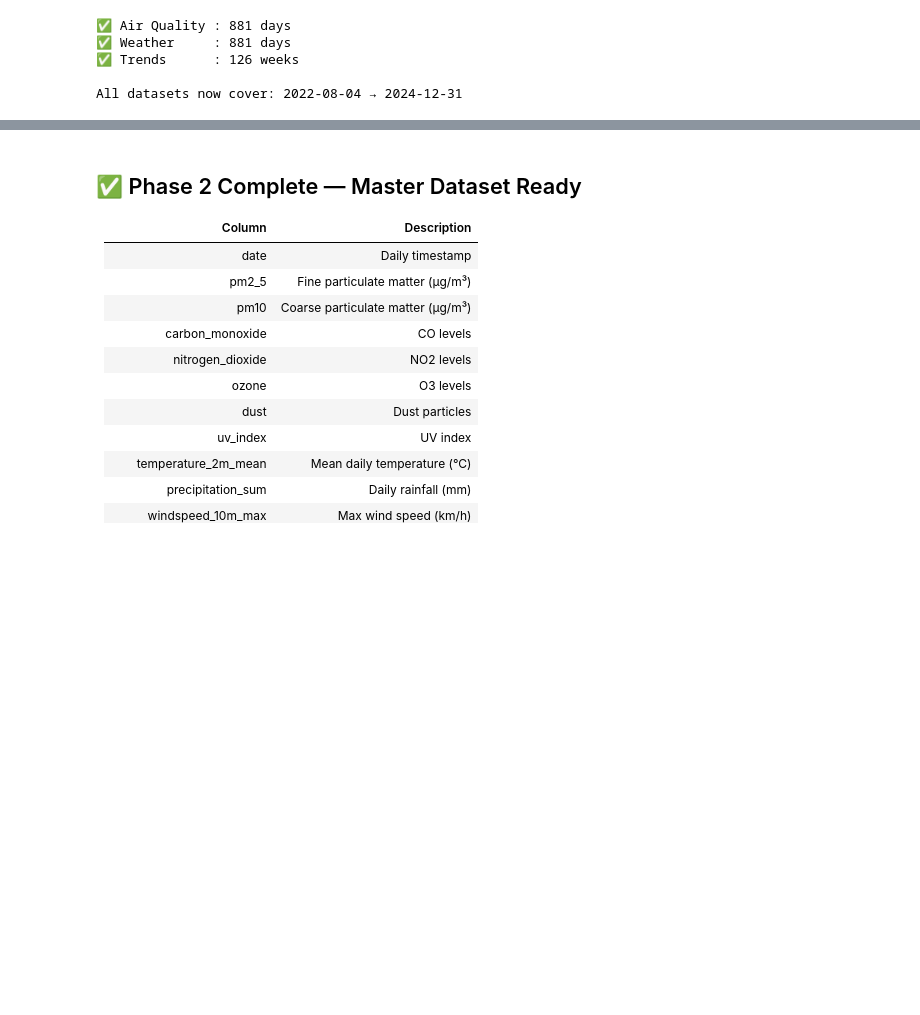
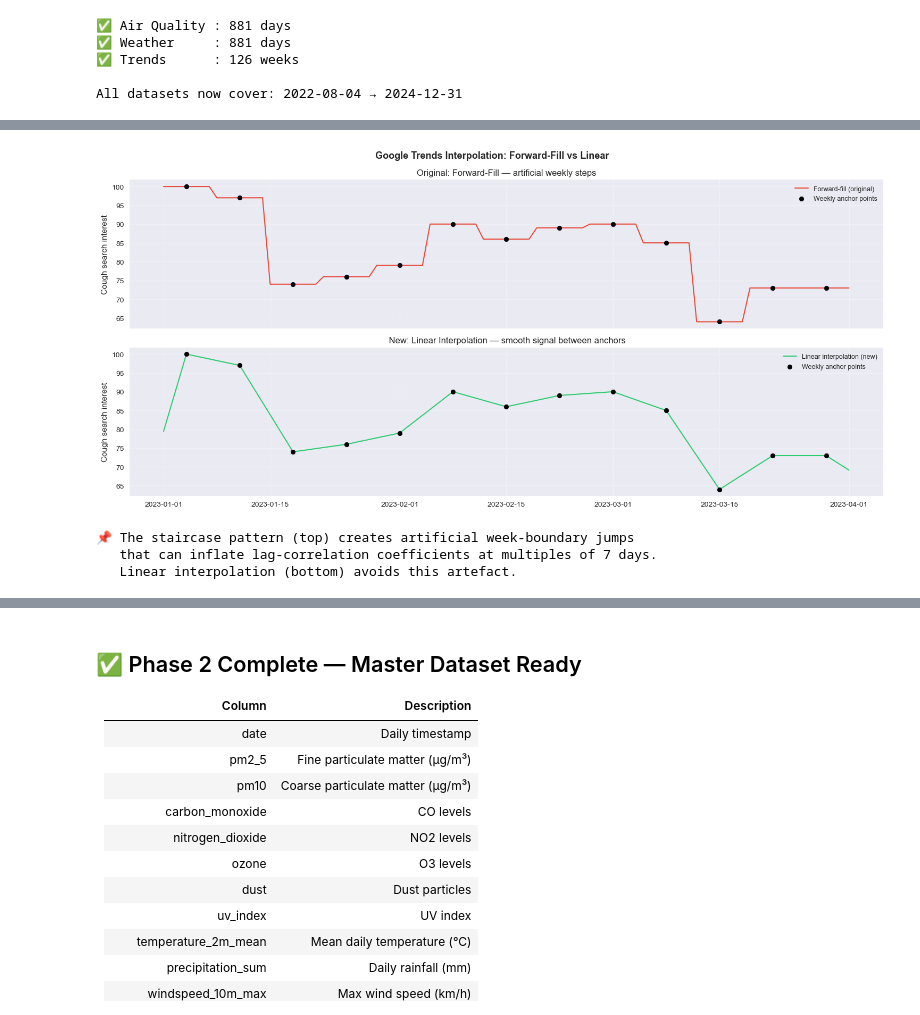
Before and after one commit to Aaroshree/kathmandu-air-health-dashboard, a Jupyter notebook: 02_data_cleaning.ipynb, the cells around one changed output, grey strips where cells are left out. Drawn from its saved outputs; the diff is of its cells as text; code cells hidden in the pictures; blank space fills up the shorter version.

Commit message:
fix: switch Google Trends resampling from forward-fill to linear interpolation

```diff
--- a/02_data_cleaning.ipynb
+++ b/02_data_cleaning.ipynb
@@ -233,0 +224,58 @@ print(f"   Columns   : {list(master_df.columns)}")
+# %%
+# ── Diagnostic plot: forward-fill vs linear interpolation ─────────────────────
+# Reconstruct the old forward-fill series for visual comparison
+old_trends = pd.merge_asof(
+    master_df[['date']].sort_values('date'),
+    trends_trim.rename(columns={'week': 'date'}).sort_values('date'),
+    on='date', direction='backward'
+)
+old_cough = old_trends['cough'].ffill().bfill().values
+
+fig, axes = plt.subplots(2, 1, figsize=(15, 7), sharex=True)
+fig.suptitle("Google Trends Interpolation: Forward-Fill vs Linear",
+             fontsize=13, fontweight='bold')
+
+# Zoom into a 3-month window to make the difference obvious
+zoom_start = pd.Timestamp('2023-01-01')
+zoom_end   = pd.Timestamp('2023-04-01')
+mask = (master_df['date'] >= zoom_start) & (master_df['date'] <= zoom_end)
+old_mask = (old_trends['date'] >= zoom_start) & (old_trends['date'] <= zoom_end)
+
+# Weekly anchor points
+anchor_mask = (trends_anchor['date'] >= zoom_start) & (trends_anchor['date'] <= zoom_end)
+
+ax1 = axes[0]
+ax1.plot(old_trends['date'][old_mask], old_cough[old_mask],
+         color='#e74c3c', linewidth=1.5, label='Forward-fill (original)')
+ax1.scatter(trends_anchor['date'][anchor_mask],
+            trends_anchor['cough'][anchor_mask],
+            color='black', s=40, zorder=5, label='Weekly anchor points')
+ax1.set_title("Original: Forward-Fill — artificial weekly steps")
+ax1.set_ylabel("Cough search interest")
+ax1.legend(fontsize=9)
+ax1.grid(True, alpha=0.3)
+
+ax2 = axes[1]
+ax2.plot(master_df['date'][mask], master_df['cough'][mask],
+         color='#2ecc71', linewidth=1.5, label='Linear interpolation (new)')
+ax2.scatter(trends_anchor['date'][anchor_mask],
+            trends_anchor['cough'][anchor_mask],
+            color='black', s=40, zorder=5, label='Weekly anchor points')
+ax2.set_title(" New: Linear Interpolation — smooth signal between anchors")
+ax2.set_ylabel("Cough search interest")
+ax2.legend(fontsize=9)
+ax2.grid(True, alpha=0.3)
+
+plt.tight_layout()
+plt.savefig('data/processed/trends_interpolation_comparison.png',
+            dpi=150, bbox_inches='tight')
+plt.show()
+
+print("\n📌 The staircase pattern (top) creates artificial week-boundary jumps")
+print("   that can inflate lag-correlation coefficients at multiples of 7 days.")
+print("   Linear interpolation (bottom) avoids this artefact.")
+# %% [output]
+[figure, added]
+📌 The staircase pattern (top) creates artificial week-boundary jumps
+   that can inflate lag-correlation coefficients at multiples of 7 days.
+   Linear interpolation (bottom) avoids this artefact.
```
Also changed, not shown: parts of 7 cells of this notebook, 1 other file.
